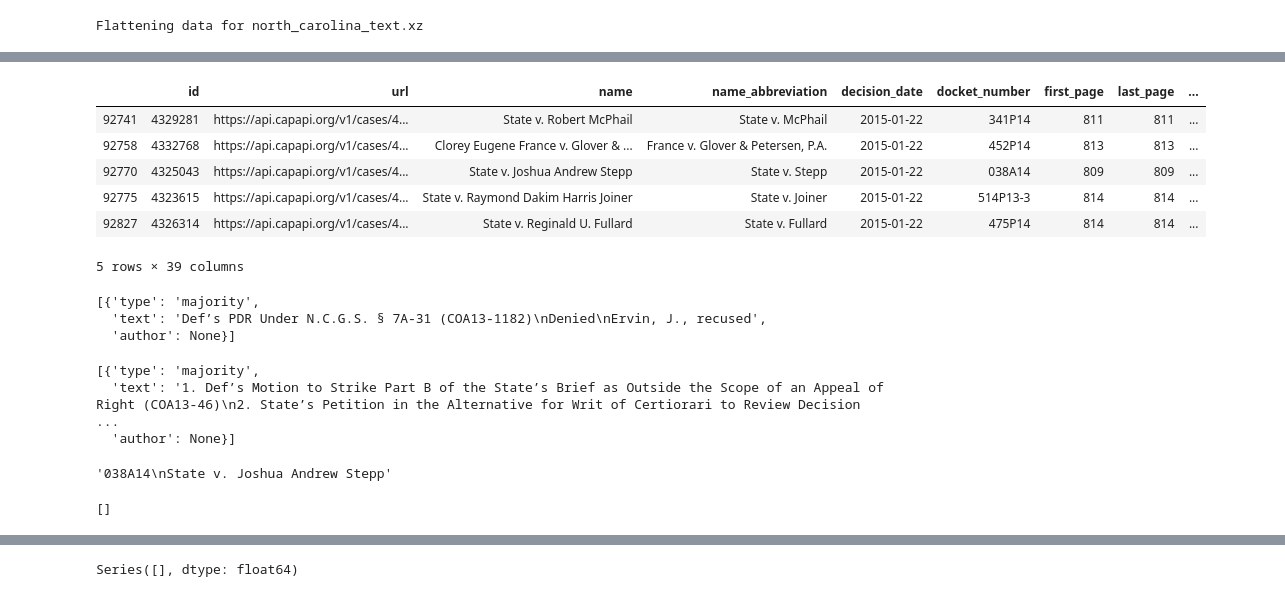
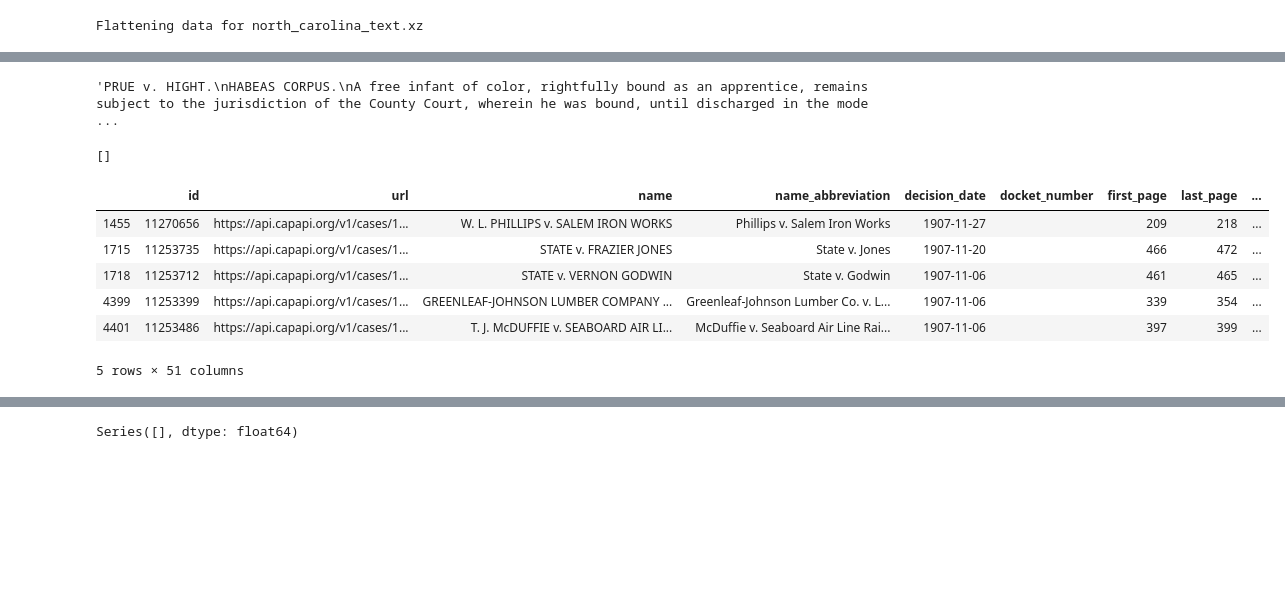
Before and after one commit to gufranpathan/case_law_g45, a Jupyter notebook: cs109b_FP.ipynb, the cells around one changed output, grey strips where cells are left out. Drawn from its saved outputs; the diff is of its cells as text; code cells hidden in the pictures; blank space fills up the shorter version.

```diff
--- a/cs109b_FP.ipynb
+++ b/cs109b_FP.ipynb
@@ -78,3 +82,9 @@ print(f'Flattening data for {state}')
 data = json_normalize(data_json)
 # %% [output]
 Flattening data for north_carolina_text.xz
+# %%
+for i in range(6):
+    data[f'casebody.data.opinions.type{i}'] = data['casebody.data.opinions'].map(lambda x: x[i]['type']\
+                                                                                 if len(x)>=i+1 else None)
+    data[f'casebody.data.opinions.text{i}'] = data['casebody.data.opinions'].map(lambda x: x[i]['text']\
+                                                                                 if len(x)>=i+1 else None)
@@ -81,3 +101,11 @@ Flattening data for north_carolina_text.xz
+# %%
+data[data.id==11277340]['casebody.data.head_matter'].iloc[0]
+# %% [output]
+'PRUE v. HIGHT.\nHABEAS CORPUS.\nA free infant of color, rightfully bound as an apprentice, remains subject to the jurisdiction of the County Court, wherein he was bound, until discharged in the mode  ...
+# %%
+data[data.id==11277340]['casebody.data.opinions'].iloc[0]
+# %% [output]
+[]
 # %%
 # fix date
 data['decision_date_p'] = pd.to_datetime(data.decision_date, errors='coerce')
@@ -87,38 +115,15 @@ data['decision_year'] = data.decision_date_p.dt.year
 data['decision_month'] = data.decision_date_p.dt.month
 # %%
 # select one year of cases
-data_2015 = data[(data.decision_year==2015) & (data.decision_month==1)]
+data_ym = data[(data.decision_year==1907) & (data.decision_month==11)]
 # %%
 # view top 5 cases
-data_2015.head()
+data_ym.head()
 # %% [output]
 |  | id | url | name | name_abbreviation | decision_date | docket_number | first_page | last_page | ... |
-| 92741 | 4329281 | https://api.capapi.org/v1/cases/4... | State v. Robert McPhail | State v. McPhail | 2015-01-22 | 341P14 | 811 | 811 | ... |
-| 92758 | 4332768 | https://api.capapi.org/v1/cases/4... | Clorey Eugene France v. Glover & ... | France v. Glover & Petersen, P.A. | 2015-01-22 | 452P14 | 813 | 813 | ... |
-| 92770 | 4325043 | https://api.capapi.org/v1/cases/4... | State v. Joshua Andrew Stepp | State v. Stepp | 2015-01-22 | 038A14 | 809 | 809 | ... |
-| 92775 | 4323615 | https://api.capapi.org/v1/cases/4... | State v. Raymond Dakim Harris Joiner | State v. Joiner | 2015-01-22 | 514P13-3 | 814 | 814 | ... |
-| 92827 | 4326314 | https://api.capapi.org/v1/cases/4... | State v. Reginald U. Fullard | State v. Fullard | 2015-01-22 | 475P14 | 814 | 814 | ... |
+| 1455 | 11270656 | https://api.capapi.org/v1/cases/1... | W. L. PHILLIPS v. SALEM IRON WORKS | Phillips v. Salem Iron Works | 1907-11-27 |  | 209 | 218 | ... |
+| 1715 | 11253735 | https://api.capapi.org/v1/cases/1... | STATE v. FRAZIER JONES | State v. Jones | 1907-11-20 |  | 466 | 472 | ... |
+| 1718 | 11253712 | https://api.capapi.org/v1/cases/1... | STATE v. VERNON GODWIN | State v. Godwin | 1907-11-06 |  | 461 | 465 | ... |
+| 4399 | 11253399 | https://api.capapi.org/v1/cases/1... | GREENLEAF-JOHNSON LUMBER COMPANY ... | Greenleaf-Johnson Lumber Co. v. L... | 1907-11-06 |  | 339 | 354 | ... |
+| 4401 | 11253486 | https://api.capapi.org/v1/cases/1... | T. J. McDUFFIE v. SEABOARD AIR LI... | McDuffie v. Seaboard Air Line Rai... | 1907-11-06 |  | 397 | 399 | ... |
-5 rows × 39 columns
+5 rows × 51 columns
-# %%
-data_2015['casebody.data.opinions'].iloc[0]
-# %% [output]
-[{'type': 'majority',
-  'text': 'Def’s PDR Under N.C.G.S. § 7A-31 (COA13-1182)\nDenied\nErvin, J., recused',
-  'author': None}]
-# %%
-# case with id 4325043 has no author
-data_2015[data_2015.id==4325043]['casebody.data.opinions'].iloc[0]
-# %% [output]
-[{'type': 'majority',
-  'text': '1. Def’s Motion to Strike Part B of the State’s Brief as Outside the Scope of an Appeal of Right (COA13-46)\n2. State’s Petition in the Alternative for Writ of Certiorari to Review Decision ...
-  'author': None}]
-# %%
-# case with id 4325043 has no author and no headnotes
-data_2015[data_2015.id==4325043]['casebody.data.head_matter'].iloc[0]
-# %% [output]
-'038A14\nState v. Joshua Andrew Stepp'
-# %%
-# case with id 4325043 has no author and no judges
-data_2015[data_2015.id==4325043]['casebody.data.judges'].iloc[0]
-# %% [output]
-[]
```
Also changed, not shown: parts of 24 cells of this notebook.
